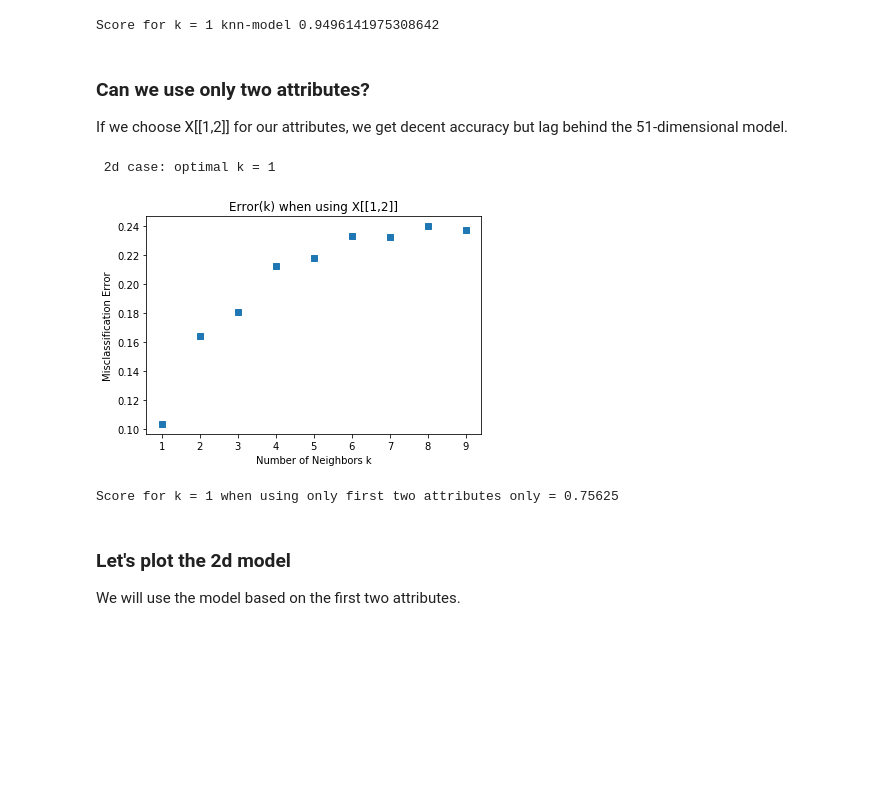
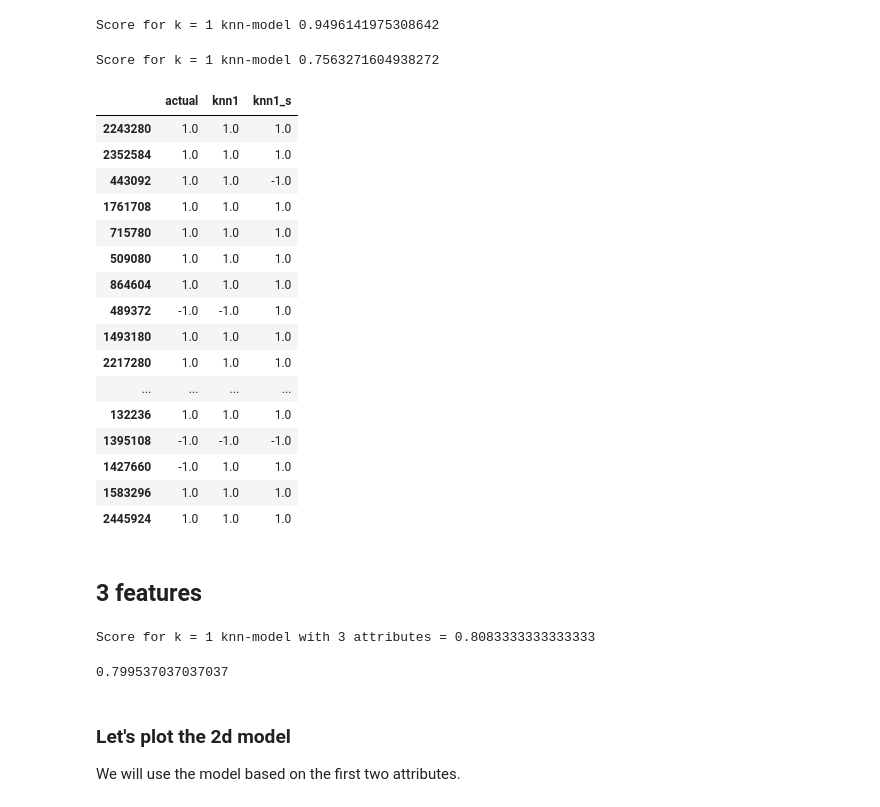
Before and after one commit to yanielc/knn_approach_to_flippedPolarity_seismic_traces, a Jupyter notebook: trace_polarity_nearest_neighbors_upsample.ipynb, the cells around one changed output. Cells and saved outputs as stored; diff of their text form; code cells hidden in the pictures; blank space fills up the shorter version.

```diff
--- a/trace_polarity_nearest_neighbors_upsample.ipynb
+++ b/trace_polarity_nearest_neighbors_upsample.ipynb
@@ -117,4 +125,13 @@ Number of seismic traces with negative polarity = 10440
 # %%
+#train/test split
 X = data_df.drop(labels='Polarity',axis=1)
 y = data_df['Polarity']
 X_train,X_test,y_train,y_test = train_test_split(X,y,random_state=12)
+
+
+# Standardize the attributes
+from sklearn.preprocessing import StandardScaler
+
+scaler = StandardScaler().fit(X_train)
+X_train_s = pd.DataFrame(scaler.transform(X_train),index=X_train.index)
+X_test_s = pd.DataFrame(scaler.transform(X_test),index=X_test.index)
@@ -187,7 +254,3 @@ knn1 = KNeighborsClassifier(n_neighbors=1, weights='uniform').fit(X_train_balanc
 print('Score for k = 1 knn-model', knn1.score(X_test,y_test))
 # %% [output]
 Score for k = 1 knn-model 0.9496141975308642
-# %% [markdown]
-### Can we use only two attributes?
-
-If we choose X[[1,2]] for our attributes, we get decent accuracy but lag behind the 51-dimensional model.
@@ -210,18 +257,31 @@ for n in range(1,10,1):
-# %%
-# Get the misclassification error:
-msc_firstAttributes = [1-x for x in cv_scores_2d]
-n_vals_2d = (list(range(1,10,1)))
-
-optimalMSC_2d = n_vals_2d[msc_firstAttributes.index(min(msc_firstAttributes))]
-
-print('\n 2d case: optimal k =', optimalMSC_2d)
-
-plt.figure()
-plt.plot(n_vals_2d,msc_firstAttributes,'s')
-plt.title('Error(k) when using X[[1,2]]')
-plt.xlabel("Number of Neighbors k")
-plt.ylabel("Misclassification Error")
-plt.show()
-# %% [output]
- 2d case: optimal k = 1
-[figure, removed]
+# %%
+knn1_s = KNeighborsClassifier(n_neighbors=1, weights='uniform').fit(X_train_balanced_s,y_train_balanced)
+print('Score for k = 1 knn-model', knn1.score(X_test_s,y_test))
+# %% [output]
+Score for k = 1 knn-model 0.7563271604938272
+# %%
+y_pred=knn1.predict(X_test)
+y_pred_s = knn1_s.predict(X_test_s)
+# %%
+all_results = pd.DataFrame({'actual':y_test,'knn1':y_pred,'knn1_s':y_pred_s})
+all_results.head(20)
+# %% [output]
+|  | actual | knn1 | knn1_s |
+| 2243280 | 1.0 | 1.0 | 1.0 |
+| 2352584 | 1.0 | 1.0 | 1.0 |
+| 443092 | 1.0 | 1.0 | -1.0 |
+| 1761708 | 1.0 | 1.0 | 1.0 |
+| 715780 | 1.0 | 1.0 | 1.0 |
+| 509080 | 1.0 | 1.0 | 1.0 |
+| 864604 | 1.0 | 1.0 | 1.0 |
+| 489372 | -1.0 | -1.0 | 1.0 |
+| 1493180 | 1.0 | 1.0 | 1.0 |
+| 2217280 | 1.0 | 1.0 | 1.0 |
+| ... | ... | ... | ... |
+| 132236 | 1.0 | 1.0 | 1.0 |
+| 1395108 | -1.0 | -1.0 | -1.0 |
+| 1427660 | -1.0 | 1.0 | 1.0 |
+| 1583296 | 1.0 | 1.0 | 1.0 |
+| 2445924 | 1.0 | 1.0 | 1.0 |
+# %% [markdown]
+## 3 features
@@ -228,10 +291,13 @@ plt.show()
 # %%
-#Build selected model
-knn_2d = KNeighborsClassifier(n_neighbors=1,weights='uniform').fit(X_train_balanced_2d,y_train_balanced)
-
-print('Score for k = 1 when using only first two attributes only =',knn_2d.score(X_test_2d,y_test))
+knn_3d = KNeighborsClassifier(n_neighbors=1, weights='uniform').fit(X_train_balanced_3d, y_train_balanced)
+print('Score for k = 1 knn-model with 3 attributes =',knn_3d.score(X_test_3d,y_test))
 # %% [output]
-Score for k = 1 when using only first two attributes only = 0.75625
+Score for k = 1 knn-model with 3 attributes = 0.8083333333333333
+# %%
+dummy_constant = DummyClassifier(strategy='constant',constant=1).fit(X_train_balanced_3d,y_train_balanced)
+dummy_constant.score(X_test_3d,y_test)
+# %% [output]
+0.799537037037037
 # %% [markdown]
 ### Let's plot the 2d model
 
```
Also changed, not shown: parts of 12 cells of this notebook.
